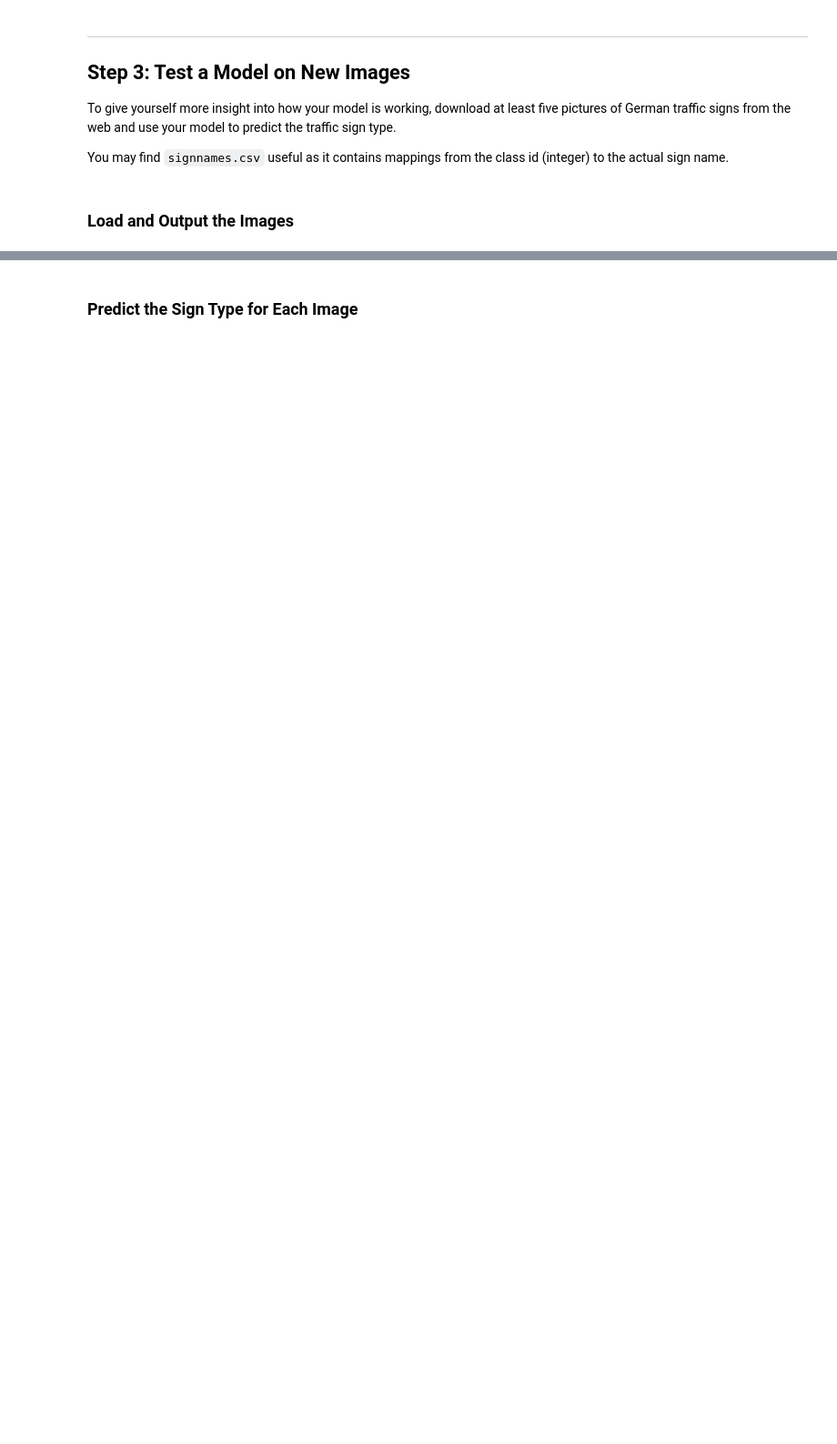
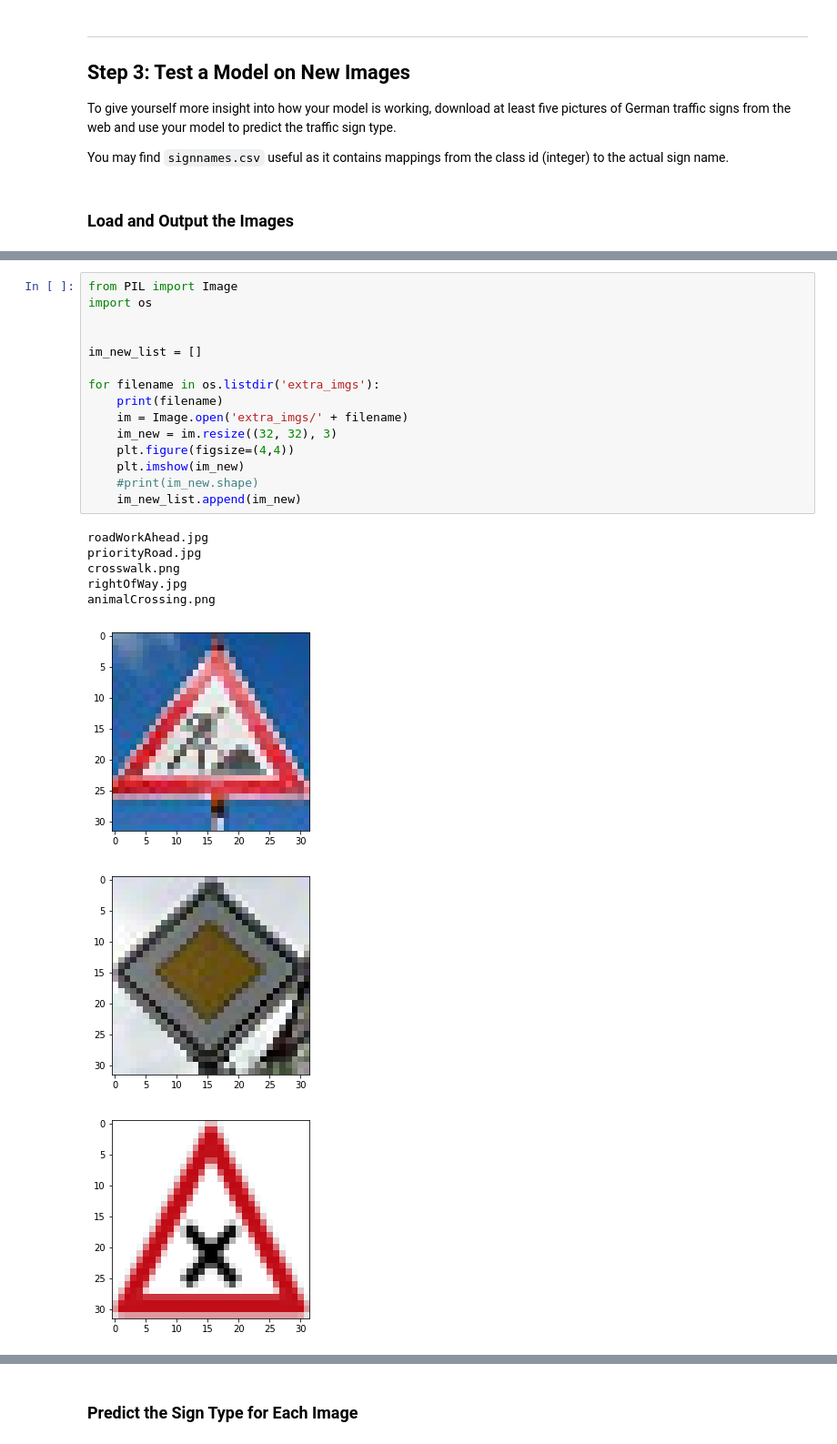
Before and after one commit to CodyNicholson/Traffic_Sign_Classifier, a Jupyter notebook: Traffic_Sign_Classifier.ipynb, the cells around one changed output, grey strips where cells are left out. Shown: that part at 91% size. Drawn from its saved outputs; the diff is of its cells as text; blank space fills up the shorter version.

```diff
--- a/Traffic_Sign_Classifier.ipynb
+++ b/Traffic_Sign_Classifier.ipynb
@@ -417,0 +458,24 @@ You may find `signnames.csv` useful as it contains mappings from the class id (i
+# %%
+from PIL import Image
+import os
+
+
+im_new_list = []
+
+for filename in os.listdir('extra_imgs'):
+    print(filename)
+    im = Image.open('extra_imgs/' + filename)
+    im_new = im.resize((32, 32), 3)
+    plt.figure(figsize=(4,4))
+    plt.imshow(im_new)
+    #print(im_new.shape)
+    im_new_list.append(im_new)
+# %% [output]
+roadWorkAhead.jpg
+priorityRoad.jpg
+crosswalk.png
+rightOfWay.jpg
+animalCrossing.png
+[figure, added]
+[figure, added]
+[figure, added]
```
Also changed, not shown: parts of 10 cells of this notebook, 9 other files.
